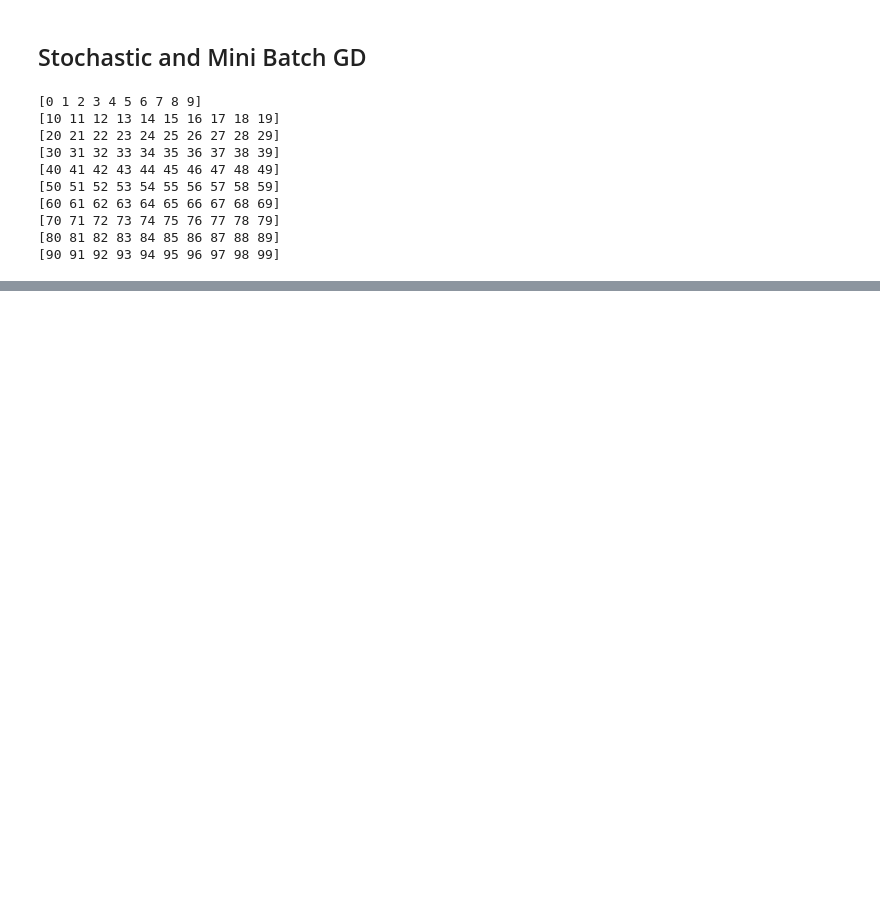
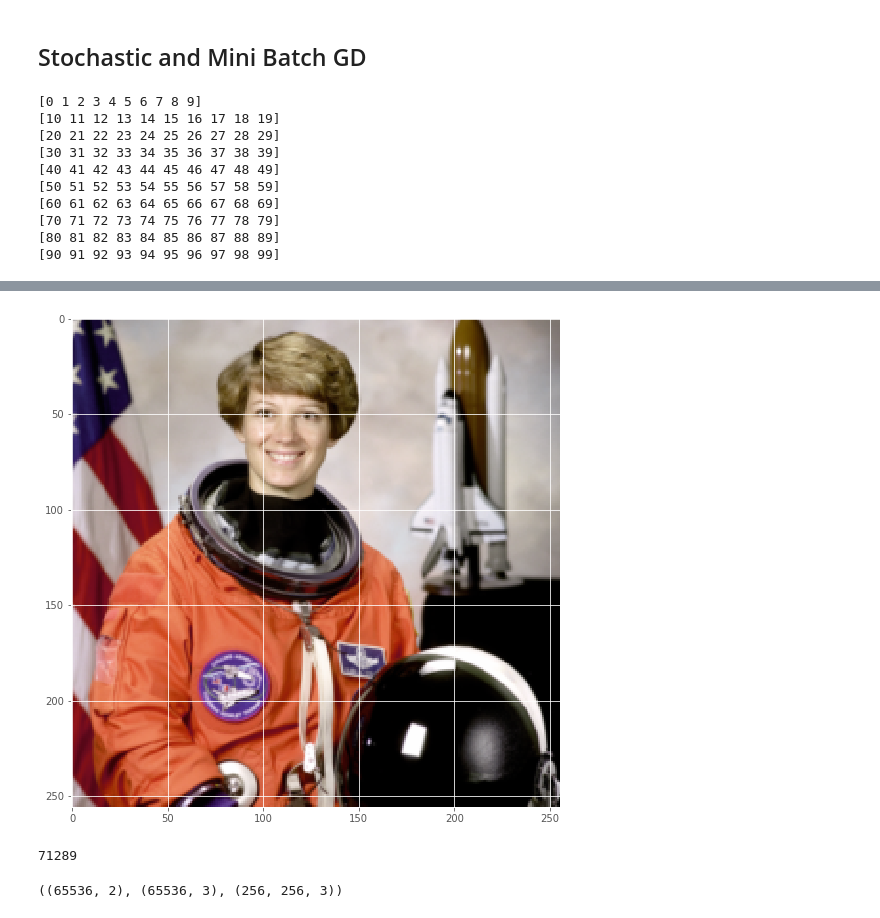
Before and after one commit to damiansp/neuralNet, a Jupyter notebook: kadenze/2_creative_applications/creative_applications_of_deep_learning.ipynb, the cells around one changed output, grey strips where cells are left out. Saved outputs shown, nothing was run; the diff lists cells and outputs as text; code cells hidden in the pictures; blank space fills up the shorter version.

```diff
--- a/kadenze/2_creative_applications/creative_applications_of_deep_learning.ipynb
+++ b/kadenze/2_creative_applications/creative_applications_of_deep_learning.ipynb
@@ -258,0 +365,5 @@ train(X, Y, preds, eta = 0.001)
+# %%
+img = imresize(astronaut(), (256, 256))
+plt.imshow(img);
+# %% [output]
+[figure, added]
@@ -258,0 +388,8 @@ train(X, Y, preds, eta = 0.001)
+# %%
+len(xpred)
+# %% [output]
+71289
+# %%
+xs.shape, ys.shape, img.shape
+# %% [output]
+((65536, 2), (65536, 3), (256, 256, 3))
```
Also changed, not shown: parts of 28 cells of this notebook.
